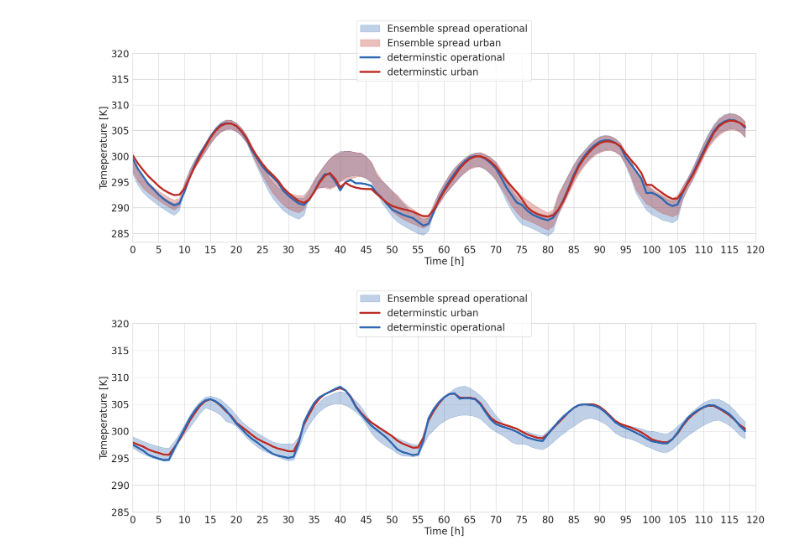
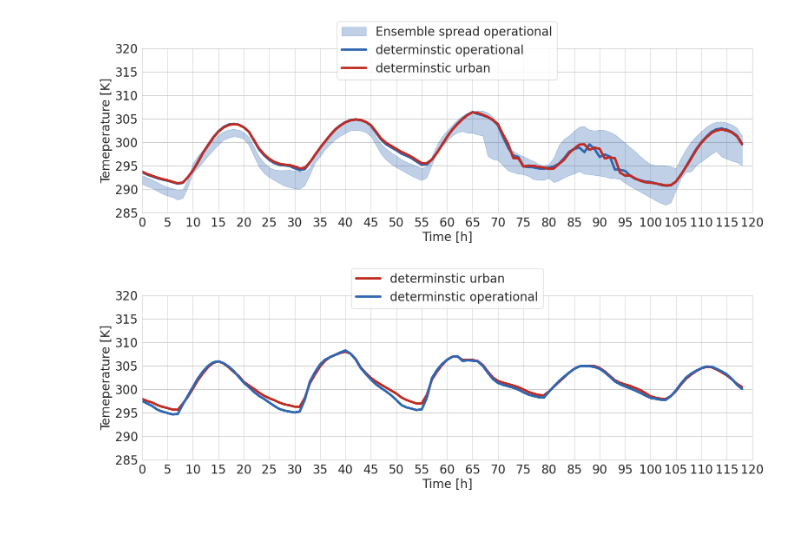
Before and after one commit to maymeret/master_thesis, a Jupyter notebook: 2021_sEU_lineplots_ensemble.ipynb, the cells around one changed output. Cells and saved outputs as stored; diff of their text form; code cells hidden in the pictures; blank space fills up the shorter version.

Commit message:
updating fontsizes for all

```diff
--- a/2021_sEU_lineplots_ensemble.ipynb
+++ b/2021_sEU_lineplots_ensemble.ipynb
@@ -294,57 +294,64 @@ for cell in range(4):  # Assuming there are 4 cells
 # %%
 sns.set_style("whitegrid")
 # %%
-x = 0
+params = {'axes.labelsize': 20,'axes.titlesize':20, 'legend.fontsize': 20, 'xtick.labelsize': 20,
+          'ytick.labelsize': 20}
+plt.rcParams.update(params)
 
-fig, axes = plt.subplots(figsize=(20,8))
+x = 1
+
+fig, axes = plt.subplots(figsize=(16,6))
 
 axes.fill_between(range(len(mean_over_mem_NU_cell[x])),
                  max_over_mem_NU_cell[x], min_over_mem_NU_cell[x], alpha = .3, color = '#2F67B1',
                 label = 'Ensemble spread operational')
 
-axes.fill_between(range(len(mean_over_mem_WU_cell[x])),
-                 max_over_mem_WU_cell[x] , min_over_mem_WU_cell[x], alpha = .3, color = '#BF2C23',
-                label = 'Ensemble spread urban')
+#axes.fill_between(range(len(mean_over_mem_WU_cell[x])),
+#                 max_over_mem_WU_cell[x] , min_over_mem_WU_cell[x], alpha = .3, color = '#BF2C23',
+#                label = 'Ensemble spread urban')
 
 #for mem_id in mem_ids:
 #    axes.plot(T_2M_WU_sEU_dim_hour_mem[mem_id].isel(cell=x).values, color='#BF2C23', alpha=0.4, linewidth=0.5, ls = 'dotted')
 
 #for mem_id in mem_ids:
 #    axes.plot(T_2M_NU_sEU_dim_hour_mem[mem_id].isel(cell=0).values, color='#2F67B1', alpha=0.4, linewidth=0.5, ls = 'dashed')
 
 
 
 axes.plot(T_2M_NU_sEU_dim_hour_det.isel(cell=x).values, color='#2F67B1', linewidth=4,
           label = 'determinstic operational')
 axes.plot(T_2M_WU_sEU_dim_hour_det.isel(cell=x).values, color='#BF2C23', linewidth=4,
          label='determinstic urban')
 
 x_values = np.arange(0, 121, 5)
 plt.xlim(x_values[0], x_values[-1])
 plt.xticks(x_values, fontsize = 20)
 
 y_values = np.arange(285, 325, 5)
 plt.yticks(y_values, fontsize = 20)
 
 plt.yticks(fontsize = 20)
 
 
 plt.ylabel('Temeperature [K]', size = 20)
 plt.xlabel('Time [h]', size = 20)
 
 
 axes.legend(bbox_to_anchor=(0.5, 1.2), loc='upper center', fontsize = 20)
 plt.tight_layout()
-plt.savefig('../plots_2024/sEU_lineplots_ensemble_NU_WU_Madrid_2021.jpeg')
+plt.savefig('../plots_2024/sEU_lineplots_ensemble_NU_Milan_2021.jpeg')
 #plt.savefig('../plots_2024/cEU_lineplot_Madrid_2021.jpeg')
 plt.show()
 # %% [output]
-[figure, old version]
+[figure, new version]
 # %%
 #combining the athens plots
 
-plt.rcParams.update({'font.size': 24})
-fig, axes = plt.subplots(figsize=(20,8))
+params = {'axes.labelsize': 20,'axes.titlesize':20, 'legend.fontsize': 20, 'xtick.labelsize': 20,
+          'ytick.labelsize': 20}
+plt.rcParams.update(params)
+
+fig, axes = plt.subplots(figsize=(16,6))
 
 
 #for mem_id in mem_ids:
@@ -358,10 +365,10 @@ fig, axes = plt.subplots(figsize=(20,8))
 #for mem_id in mem_ids:
 #    axes.plot(T_2M_NU_sEU_dim_hour_mem[mem_id].isel(cell=0).values, color='#F4B301', alpha=0.4, linewidth=0.5, ls = 'dashed')
 
-plt.fill_between(range(len(mean_over_mem_NU_cell[x])),
-                 (max_over_mem_NU_cell[2] + max_over_mem_NU_cell[3])/2,
-                 (min_over_mem_NU_cell[2] + min_over_mem_NU_cell[3])/2, alpha = .3, color = '#2F67B1',
-                label = 'Ensemble spread operational')
+#plt.fill_between(range(len(mean_over_mem_NU_cell[x])),
+#                 (max_over_mem_NU_cell[2] + max_over_mem_NU_cell[3])/2,
+#                 (min_over_mem_NU_cell[2] + min_over_mem_NU_cell[3])/2, alpha = .3, color = '#2F67B1',
+#                label = 'Ensemble spread operational')
 
 plt.plot((T_2M_WU_sEU_dim_hour_det.isel(cell=2).values + T_2M_WU_sEU_dim_hour_det.isel(cell=3).values)/2,
          color='#BF2C23', linewidth=4, label='determinstic urban')
@@ -382,8 +389,8 @@ plt.xlabel('Time [h]', size = 20)
 plt.legend()
 axes.legend(bbox_to_anchor=(0.5, 1.2), loc='upper center', fontsize = 20)
 plt.tight_layout()
-plt.savefig('../plots_2024/sEU_lineplots_ensemble_NU_Athens_combined_2021.jpeg')
-#plt.savefig('../plots_2024/cEU_lineplot_Athens_2021.jpeg')
+#plt.savefig('../plots_2024/sEU_lineplots_ensemble_NU_WU_Athens_combined_2021.jpeg')
+plt.savefig('../plots_2024/cEU_lineplot_Athens_2021.jpeg')
 plt.show()
 # %% [output]
-[figure, old version]
+[figure, new version]
```
Also changed, not shown: 2 other files.
